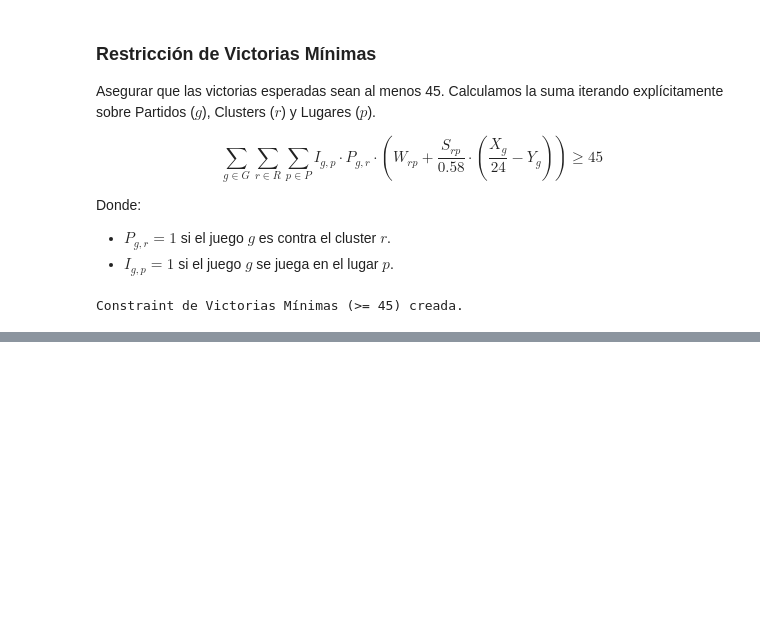
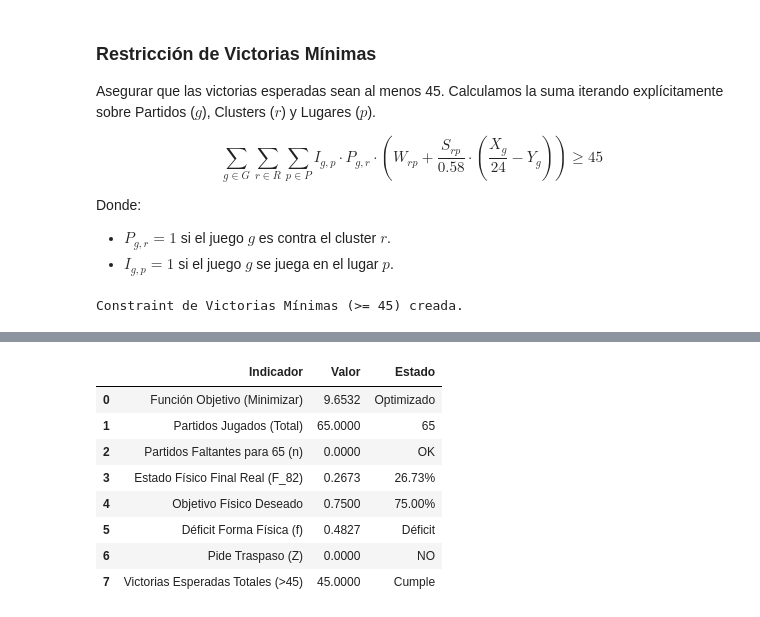
Before and after one commit to juanmoraga05/ProyectoOptimizacion, a Jupyter notebook: main.ipynb, the cells around one changed output, grey strips where cells are left out. Drawn from its saved outputs; the diff is of its cells as text; code cells hidden in the pictures; blank space fills up the shorter version.

```diff
--- a/main.ipynb
+++ b/main.ipynb
@@ -819,0 +832,71 @@ Game 82: Juega=1, Min=38.0, Físico=0.32
+# %%
+import pandas as pd
+
+# 1. Recalcular Total de Victorias Esperadas para la tabla
+total_wins_final = 0
+total_games_played = 0
+
+for g in model.G:
+    # Contar juegos jugados
+    total_games_played += pyo.value(model.Y[g])
+
+    for r in model.R:
+        for p in model.P:
+             if P_gr.get((g, r), 0) == 1 and (1 if Place_g[g] == p else 0) == 1:
+                 w_val = W_rp[(r, p)]
+                 s_val = S_rp[(r, p)]
+                 # Cálculo del término de probabilidad
+                 prob_added = (s_val / 0.58) * (pyo.value(model.X[g])/24 - pyo.value(model.Y[g]))
+                 total_wins_final += w_val + prob_added
+
+# 2. Extraer valores escalares del modelo
+last_game = max(model.G)
+f_real_val = pyo.value(model.F[last_game])
+f_target_val = 0.75
+n_missing = pyo.value(model.n)
+f_deficit = pyo.value(model.f)
+z_val = pyo.value(model.Z)
+obj_val = pyo.value(model.Objective)
+
+# 3. Crear DataFrame para visualización limpia
+data_metrics = {
+    "Indicador": [
+        "Función Objetivo (Minimizar)",
+        "Partidos Jugados (Total)",
+        "Partidos Faltantes para 65 (n)",
+        "Estado Físico Final Real (F_82)",
+        "Objetivo Físico Deseado",
+        "Déficit Forma Física (f)",
+        "Pide Traspaso (Z)",
+        "Victorias Esperadas Totales (>45)"
+    ],
+    "Valor": [
+        obj_val,
+        total_games_played,
+        n_missing,
+        f_real_val,
+        f_target_val,
+        f_deficit,
+        z_val,
+        total_wins_final
+    ],
+    "Estado": [
+        "Optimizado",
+        f"{int(total_games_played)}",
+        "OK" if n_missing < 0.01 else "Falta",
+        f"{f_real_val:.2%}",
+        f"{f_target_val:.2%}",
+        "OK" if f_deficit < 0.01 else "Déficit",
+        "NO" if z_val < 0.5 else "SI",
+        "Cumple" if total_wins_final >= 45 else "Riesgo"
+    ]
+}
+
+df_results = pd.DataFrame(data_metrics)
+
+# Formatear valores numéricos a 4 decimales
+pd.options.display.float_format = '{:.4f}'.format
+
+print("--- TABLA DE CONTROL DE RESULTADOS ---")
+display(df_results)
+# %% [output]
@@ -819,0 +904,9 @@ Game 82: Juega=1, Min=38.0, Físico=0.32
+|  | Indicador | Valor | Estado |
+| 0 | Función Objetivo (Minimizar) | 9.6532 | Optimizado |
+| 1 | Partidos Jugados (Total) | 65.0000 | 65 |
+| 2 | Partidos Faltantes para 65 (n) | 0.0000 | OK |
+| 3 | Estado Físico Final Real (F_82) | 0.2673 | 26.73% |
+| 4 | Objetivo Físico Deseado | 0.7500 | 75.00% |
+| 5 | Déficit Forma Física (f) | 0.4827 | Déficit |
+| 6 | Pide Traspaso (Z) | 0.0000 | NO |
+| 7 | Victorias Esperadas Totales (>45) | 45.0000 | Cumple |
```
Also changed, not shown: parts of 17 cells of this notebook.
